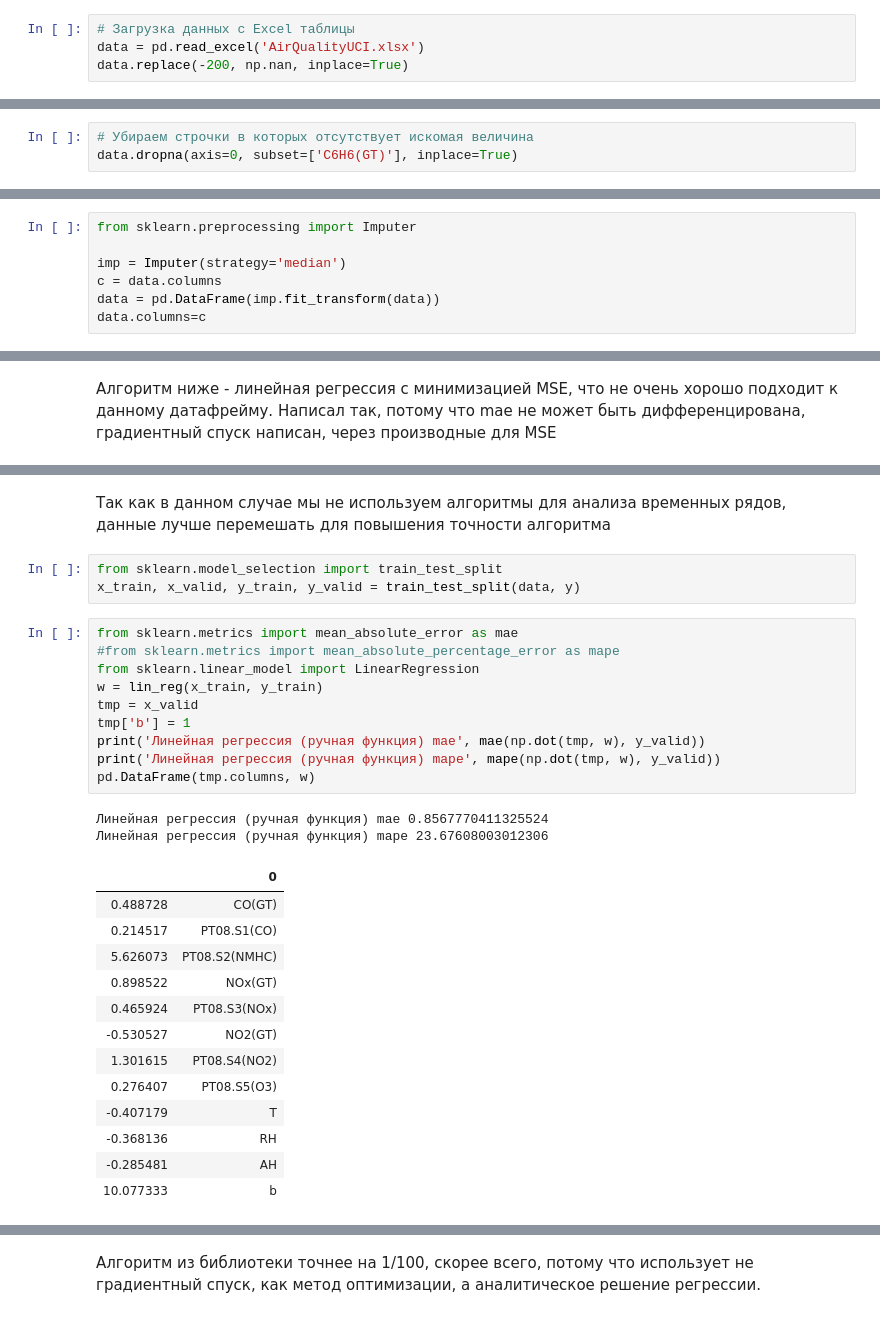
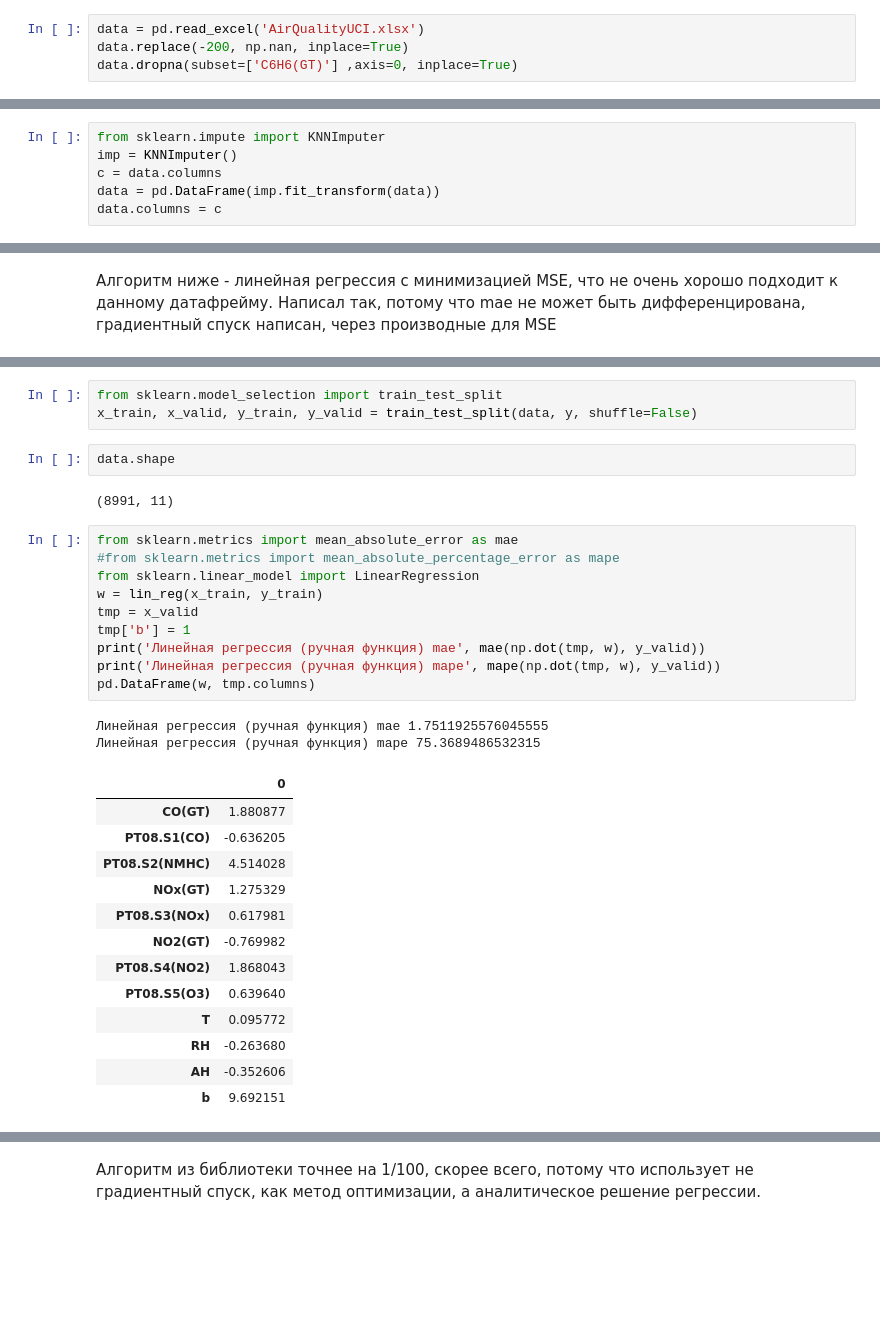
Before and after one commit to kozloffevgeniy/internship_courses, a Jupyter notebook: HT2.ipynb, the cells around one changed output, grey strips where cells are left out. Saved outputs shown, nothing was run; the diff lists cells and outputs as text; blank space fills up the shorter version.

```diff
--- a/HT2.ipynb
+++ b/HT2.ipynb
@@ -7,9 +8,9 @@ from scipy import stats
 import warnings
 warnings.filterwarnings('ignore')
 # %%
-# Загрузка данных с Excel таблицы
 data = pd.read_excel('AirQualityUCI.xlsx')
 data.replace(-200, np.nan, inplace=True)
+data.dropna(subset=['C6H6(GT)'] ,axis=0, inplace=True)
 # %%
 data.head()
 # %% [output]
@@ -53,3 +22,0 @@ dtype: object
-# %%
-# Убираем строчки в которых отсутствует искомая величина
-data.dropna(axis=0, subset=['C6H6(GT)'], inplace=True)
@@ -130,10 +106,9 @@ data.set_index(['Date', 'Time'], inplace=True)
 # %%
-from sklearn.preprocessing import Imputer
-
-imp = Imputer(strategy='median')
+from sklearn.impute import KNNImputer
+imp = KNNImputer()
 c = data.columns
 data = pd.DataFrame(imp.fit_transform(data))
-data.columns=c
+data.columns = c
 # %%
 cols_with_missing = [col for col in data.columns if data[col].isnull().any()]
 cols_with_missing
@@ -209,35 +171,37 @@ def lin_reg(data, target, error = mae, eps=0.05, k = 3):
 def mape(y_pred, y_true):
     y_true, y_pred = np.array(y_true), np.array(y_pred)
     return np.mean(np.abs((y_true - y_pred) / y_true)) * 100
-# %% [markdown]
-Так как в данном случае мы не используем алгоритмы для анализа временных рядов, данные лучше перемешать для повышения точности алгоритма
 # %%
 from sklearn.model_selection import train_test_split
-x_train, x_valid, y_train, y_valid = train_test_split(data, y)
+x_train, x_valid, y_train, y_valid = train_test_split(data, y, shuffle=False)
+# %%
+data.shape
+# %% [output]
+(8991, 11)
 # %%
 from sklearn.metrics import mean_absolute_error as mae
 #from sklearn.metrics import mean_absolute_percentage_error as mape
 from sklearn.linear_model import LinearRegression
 w = lin_reg(x_train, y_train)
 tmp = x_valid
 tmp['b'] = 1
 print('Линейная регрессия (ручная функция) mae', mae(np.dot(tmp, w), y_valid))
 print('Линейная регрессия (ручная функция) mape', mape(np.dot(tmp, w), y_valid))
-pd.DataFrame(tmp.columns, w)
+pd.DataFrame(w, tmp.columns)
 # %% [output]
-Линейная регрессия (ручная функция) mae 0.8567770411325524
-Линейная регрессия (ручная функция) mape 23.67608003012306
+Линейная регрессия (ручная функция) mae 1.7511925576045555
+Линейная регрессия (ручная функция) mape 75.3689486532315
 |  | 0 |
-| 0.488728 | CO(GT) |
-| 0.214517 | PT08.S1(CO) |
-| 5.626073 | PT08.S2(NMHC) |
-| 0.898522 | NOx(GT) |
-| 0.465924 | PT08.S3(NOx) |
-| -0.530527 | NO2(GT) |
-| 1.301615 | PT08.S4(NO2) |
-| 0.276407 | PT08.S5(O3) |
-| -0.407179 | T |
-| -0.368136 | RH |
-| -0.285481 | AH |
-| 10.077333 | b |
+| CO(GT) | 1.880877 |
+| PT08.S1(CO) | -0.636205 |
+| PT08.S2(NMHC) | 4.514028 |
+| NOx(GT) | 1.275329 |
+| PT08.S3(NOx) | 0.617981 |
+| NO2(GT) | -0.769982 |
+| PT08.S4(NO2) | 1.868043 |
+| PT08.S5(O3) | 0.639640 |
+| T | 0.095772 |
+| RH | -0.263680 |
+| AH | -0.352606 |
+| b | 9.692151 |
 # %%
```
Also changed, not shown: parts of 60 cells of this notebook.
